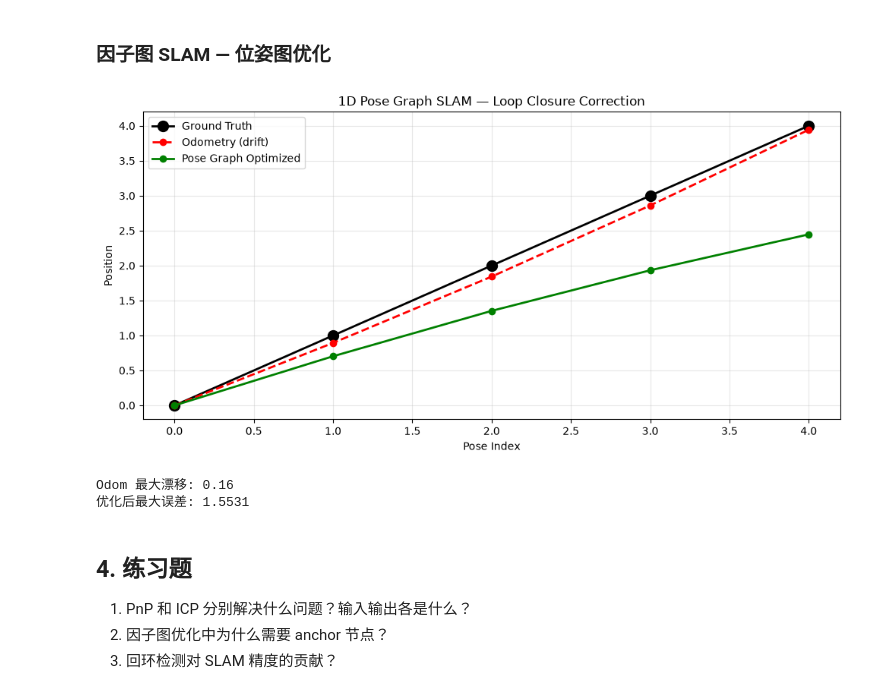
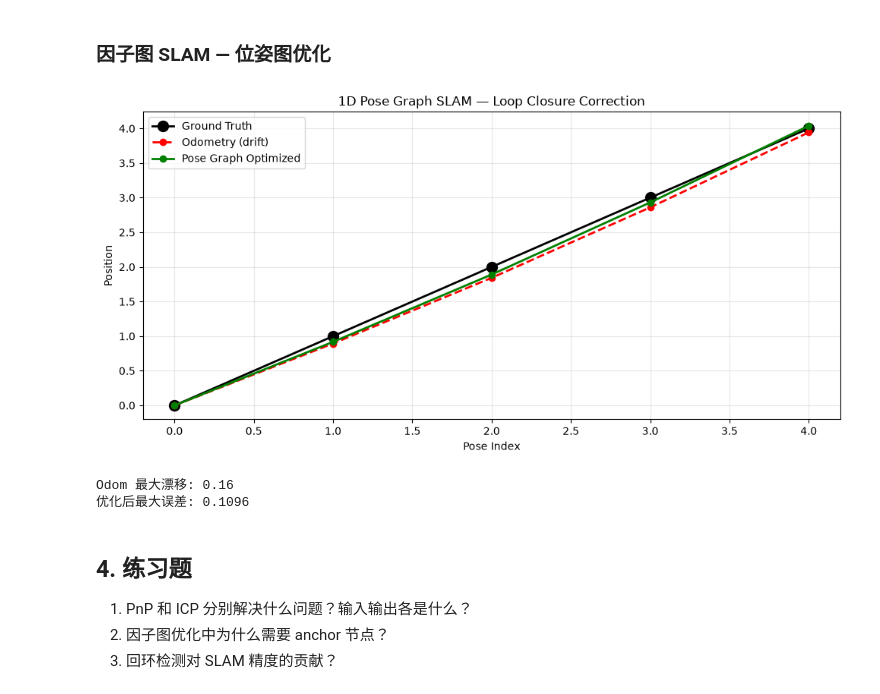
Before and after one commit to hhtbbc/roboticsselflearning, a Jupyter notebook: notebooks/24c_pnp_icp_slam.ipynb, the cells around one changed output. Drawn from its saved outputs; the diff is of its cells as text; code cells hidden in the pictures.

```diff
--- a/notebooks/24c_pnp_icp_slam.ipynb
+++ b/notebooks/24c_pnp_icp_slam.ipynb
@@ -130,48 +137,59 @@ poses_true = np.concatenate([poses_true, [poses_true[0]]])  # 回环
 
 # Odometry 测量（带噪声）
 odom = np.diff(poses_true[:n_poses]) + rng.normal(0, 0.1, n_poses-1)
 # 优化前：里程计累加（漂移）
 poses_odom = np.zeros(n_poses)
 poses_odom[0] = 0
 for i in range(1, n_poses):
     poses_odom[i] = poses_odom[i-1] + odom[i-1]
 
 # 回环测量
 loop_closure = poses_true[-1] - poses_true[n_poses-1] + rng.normal(0, 0.05)
 
-# 因子图优化：min Σ(pose_j - pose_i - meas_{ij})²
-# 即 solve A x = b
-A_pose = np.zeros((n_poses, n_poses)); b_pose = np.zeros(n_poses)
-A_pose[0, 0] = 1; b_pose[0] = 0  # anchor
+# 因子图优化: min Σ_w · ||x_j - x_i - z_{ij}||²
+# 以 ||Ax - b||² 形式: 对每条边, A 中 x_j 的系数为 +√w, x_i 的系数为 -√w
+n_edges = (n_poses - 1) + 1  # odom edges + loop closure
+A_pose = np.zeros((n_edges, n_poses))
+b_pose = np.zeros(n_edges)
+row = 0
 
+# Odometry edges: x_{i+1} - x_i = odom_i (weight=1)
 for i in range(n_poses - 1):
-    A_pose[i, i] += 1; A_pose[i, i+1] += -1; b_pose[i] += odom[i]
-    A_pose[i+1, i+1] += 1; A_pose[i+1, i] += -1; b_pose[i+1] += -odom[i]
+    A_pose[row, i] = -1.0; A_pose[row, i+1] = 1.0
+    b_pose[row] = odom[i]
+    row += 1
 
-# 回环边: pose[0] - pose[n-1] = loop_closure
-A_pose[0, 0] += 1; A_pose[0, n_poses-1] += -1; b_pose[0] += loop_closure
-A_pose[n_poses-1, n_poses-1] += 1; A_pose[n_poses-1, 0] += -1; b_pose[n_poses-1] += -loop_closure
+# Loop closure: x_0 - x_{n-1} = loop_closure (higher weight)
+w_lc = 4.0  # 回环权重 > 里程计
+A_pose[row, n_poses-1] = -np.sqrt(w_lc)
+A_pose[row, 0] = np.sqrt(w_lc)
+b_pose[row] = np.sqrt(w_lc) * loop_closure
 
-# 固定第一个位姿
-A_pose[0, :] = 0; A_pose[0, 0] = 1; b_pose[0] = 0
+# 固定 anchor: x_0 = 0 (硬约束，通过加一行大权重)
+A_anchor = np.zeros((1, n_poses)); A_anchor[0, 0] = 1000.0
+b_anchor = np.zeros(1)
+A_aug = np.vstack([A_pose, A_anchor])
+b_aug = np.concatenate([b_pose, b_anchor])
 
-poses_opt = np.linalg.solve(A_pose, b_pose)
+# Solve: A^T A x = A^T b
+H = A_aug.T @ A_aug; rhs = A_aug.T @ b_aug
+poses_opt = np.linalg.solve(H, rhs)
 
 fig, ax = plt.subplots(figsize=(10, 5))
 ax.plot(poses_true[:n_poses], 'ko-', linewidth=2, markersize=10, label='Ground Truth')
 ax.plot(poses_odom, 'r--o', linewidth=2, label='Odometry (drift)')
 ax.plot(poses_opt, 'g-o', linewidth=2, label='Pose Graph Optimized')
 ax.set_xlabel('Pose Index'); ax.set_ylabel('Position')
 ax.set_title('1D Pose Graph SLAM — Loop Closure Correction'); ax.legend(); ax.grid(True, alpha=0.3)
 plt.tight_layout()
 plt.savefig('../outputs/24c_pose_graph_slam.png', dpi=100, bbox_inches='tight')
 plt.show()
 print(f"Odom 最大漂移: {np.max(np.abs(poses_odom-poses_true[:n_poses])):.2f}")
 print(f"优化后最大误差: {np.max(np.abs(poses_opt-poses_true[:n_poses])):.4f}")
 # %% [output]
-[figure, old version]
+[figure, new version]
 Odom 最大漂移: 0.16
-优化后最大误差: 1.5531
+优化后最大误差: 0.1096
 # %% [markdown]
 ## 4. 练习题
 1. PnP 和 ICP 分别解决什么问题？输入输出各是什么？
```
Also changed, not shown: parts of 1 cell of this notebook, 3 other files.
